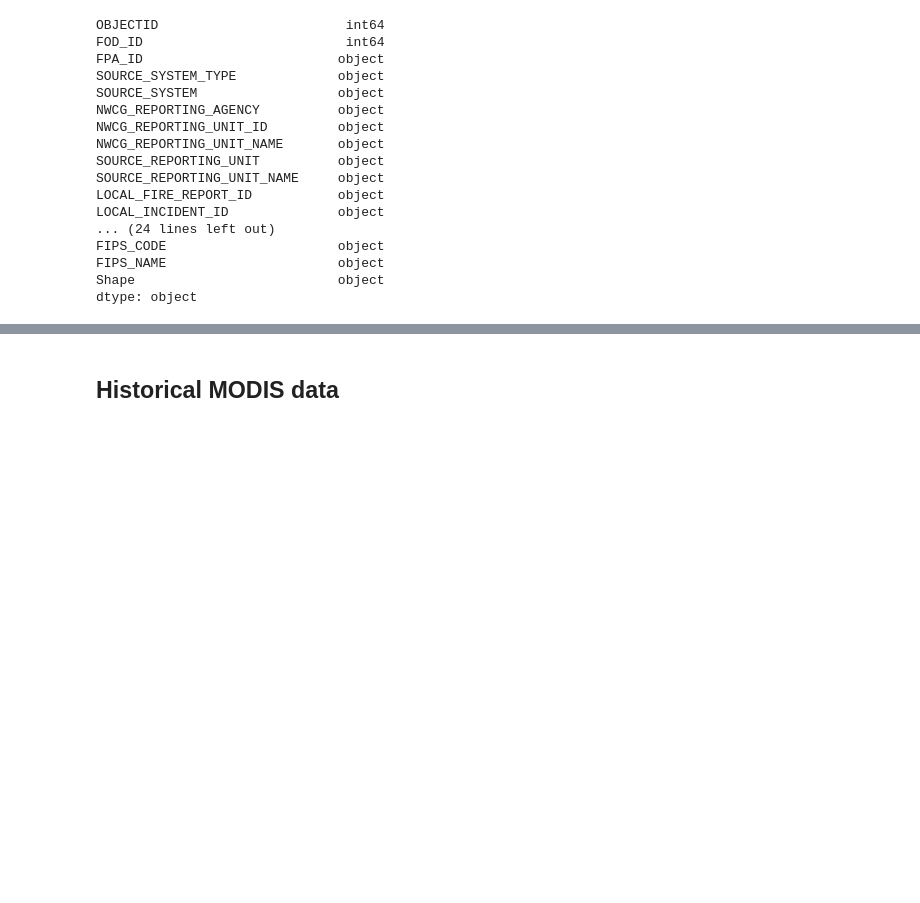
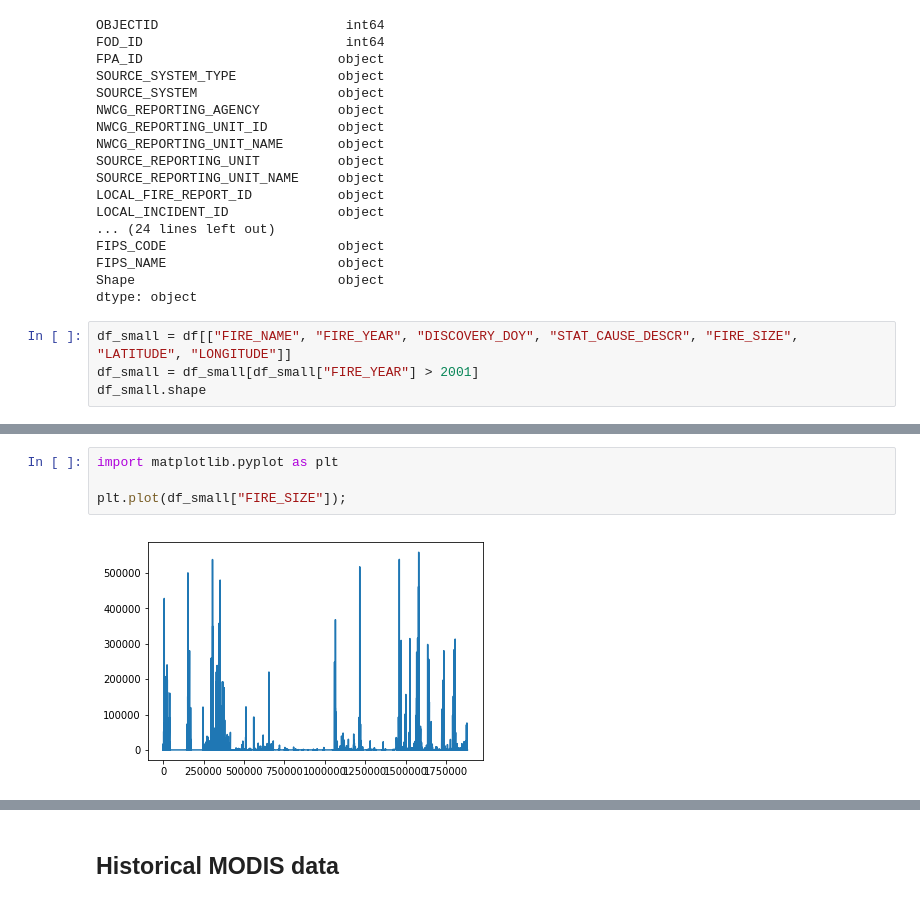
Before and after one commit to BloomTech-Labs/forest-fire-watch-ds, a Jupyter notebook: fires.ipynb, the cells around one changed output, grey strips where cells are left out. Cells and saved outputs as stored; diff of their text form; blank space fills up the shorter version.

```diff
--- a/fires.ipynb
+++ b/fires.ipynb
@@ -43,3 +43,7 @@ FIPS_CODE                      object
 FIPS_NAME                      object
 Shape                          object
 dtype: object
+# %%
+df_small = df[["FIRE_NAME", "FIRE_YEAR", "DISCOVERY_DOY", "STAT_CAUSE_DESCR", "FIRE_SIZE", "LATITUDE", "LONGITUDE"]]
+df_small = df_small[df_small["FIRE_YEAR"] > 2001]
+df_small.shape
@@ -65,0 +75,6 @@ dtype: int64
+# %%
+import matplotlib.pyplot as plt
+
+plt.plot(df_small["FIRE_SIZE"]);
+# %% [output]
+[figure, added]
```
Also changed, not shown: parts of 19 cells of this notebook.
